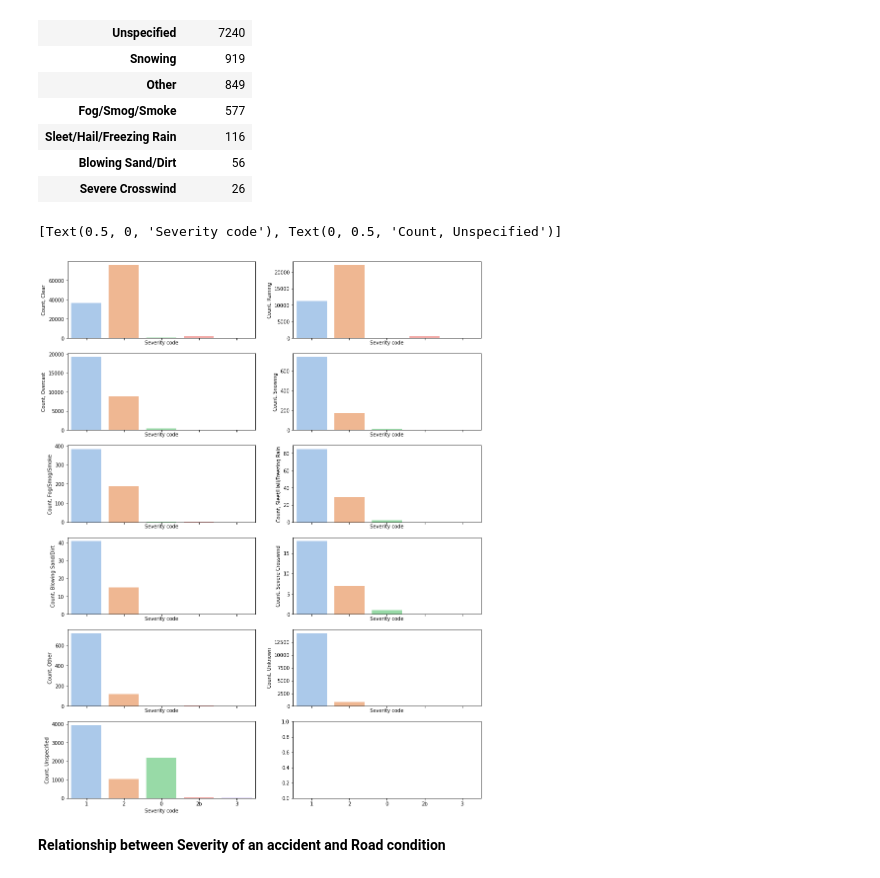
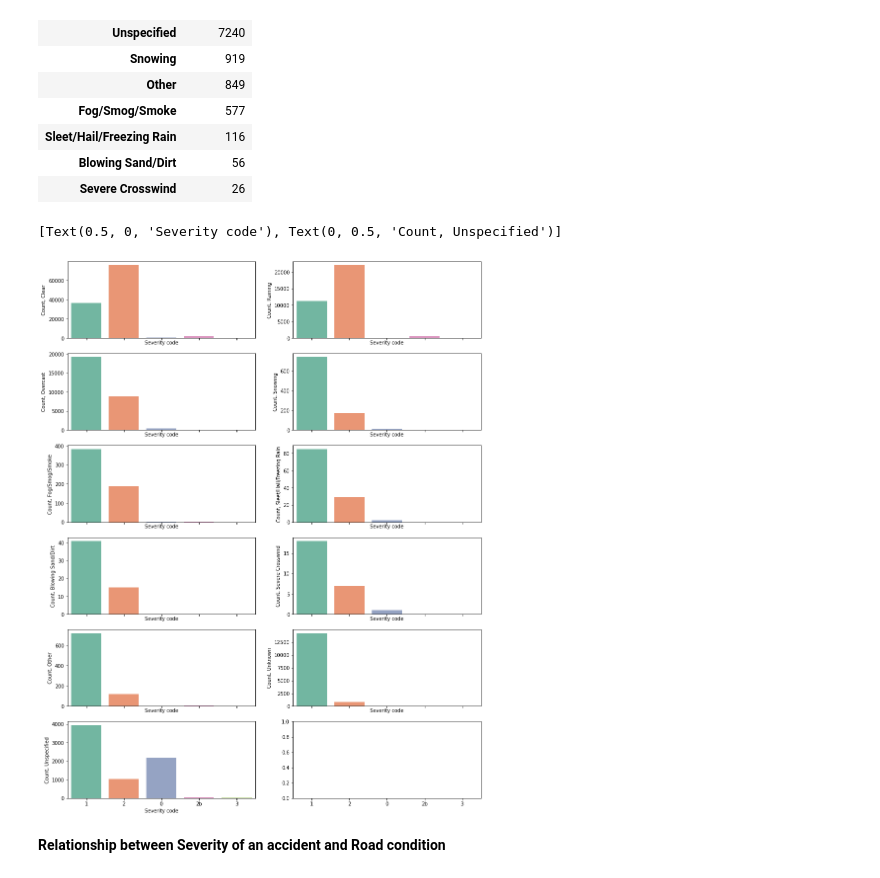
Before and after one commit to sankha14/Applied_Data_Science_Capstone, a Jupyter notebook: Car_Accident_Severity_Prediction.ipynb, the cells around one changed output. Drawn from its saved outputs; the diff is of its cells as text; code cells hidden in the pictures.

```diff
--- a/Car_Accident_Severity_Prediction.ipynb
+++ b/Car_Accident_Severity_Prediction.ipynb
@@ -1033,45 +1026,45 @@ weath8_df = df_coll_clean[df_coll_clean['WEATHER']== 'Severe Crosswind']
 weath9_df = df_coll_clean[df_coll_clean['WEATHER']== 'Other']
 weath10_df = df_coll_clean[df_coll_clean['WEATHER']== 'Unknown']
 weath11_df = df_coll_clean[df_coll_clean['WEATHER']== 'Unspecified']
 
 
 fig, axes = plt.subplots(6, 2, sharex = True, figsize = (15,20))
 
-sns.countplot(ax = axes[0, 0], x = weath1_df['SEVERITYCODE'], palette = 'pastel', data = weath1_df)
+sns.countplot(ax = axes[0, 0], x = weath1_df['SEVERITYCODE'], palette = 'Set2', data = weath1_df)
 axes[0,0].set(xlabel = 'Severity code', ylabel = 'Count, Clear')
 
-sns.countplot(ax = axes[0, 1], x = weath2_df['SEVERITYCODE'], palette = 'pastel', data = weath2_df)
+sns.countplot(ax = axes[0, 1], x = weath2_df['SEVERITYCODE'], palette = 'Set2', data = weath2_df)
 axes[0,1].set(xlabel = 'Severity code', ylabel = 'Count, Raining')
 
-sns.countplot(ax = axes[1, 0], x = weath3_df['SEVERITYCODE'], palette = 'pastel', data = weath3_df)
+sns.countplot(ax = axes[1, 0], x = weath3_df['SEVERITYCODE'], palette = 'Set2', data = weath3_df)
 axes[1,0].set(xlabel = 'Severity code', ylabel = 'Count, Overcast')
 
-sns.countplot(ax = axes[1, 1], x = weath4_df['SEVERITYCODE'], palette = 'pastel', data = weath4_df)
+sns.countplot(ax = axes[1, 1], x = weath4_df['SEVERITYCODE'], palette = 'Set2', data = weath4_df)
 axes[1,1].set(xlabel = 'Severity code', ylabel = 'Count, Snowing')
 
-sns.countplot(ax = axes[2, 0], x = weath5_df['SEVERITYCODE'], palette = 'pastel', data = weath5_df)
+sns.countplot(ax = axes[2, 0], x = weath5_df['SEVERITYCODE'], palette = 'Set2', data = weath5_df)
 axes[2,0].set(xlabel = 'Severity code', ylabel = 'Count, Fog/Smog/Smoke')
 
-sns.countplot(ax = axes[2, 1], x = weath6_df['SEVERITYCODE'], palette = 'pastel', data = weath6_df)
+sns.countplot(ax = axes[2, 1], x = weath6_df['SEVERITYCODE'], palette = 'Set2', data = weath6_df)
 axes[2,1].set(xlabel = 'Severity code', ylabel = 'Count, Sleet/Hail/Freezing Rain')
 
-sns.countplot(ax = axes[3, 0], x = weath7_df['SEVERITYCODE'], palette = 'pastel', data = weath7_df)
+sns.countplot(ax = axes[3, 0], x = weath7_df['SEVERITYCODE'], palette = 'Set2', data = weath7_df)
 axes[3,0].set(xlabel = 'Severity code', ylabel = 'Count, Blowing Sand/Dirt')
 
-sns.countplot(ax = axes[3, 1], x = weath8_df['SEVERITYCODE'], palette = 'pastel', data = weath8_df)
+sns.countplot(ax = axes[3, 1], x = weath8_df['SEVERITYCODE'], palette = 'Set2', data = weath8_df)
 axes[3,1].set(xlabel = 'Severity code', ylabel = 'Count, Severe Crosswind')
 
-sns.countplot(ax = axes[4, 0], x = weath9_df['SEVERITYCODE'], palette = 'pastel', data = weath9_df)
+sns.countplot(ax = axes[4, 0], x = weath9_df['SEVERITYCODE'], palette = 'Set2', data = weath9_df)
 axes[4,0].set(xlabel = 'Severity code', ylabel = 'Count, Other')
 
-sns.countplot(ax = axes[4, 1], x = weath10_df['SEVERITYCODE'], palette = 'pastel', data = weath10_df)
+sns.countplot(ax = axes[4, 1], x = weath10_df['SEVERITYCODE'], palette = 'Set2', data = weath10_df)
 axes[4,1].set(xlabel = 'Severity code', ylabel = 'Count, Unknown')
 
-sns.countplot(ax = axes[5, 0], x = weath11_df['SEVERITYCODE'], palette = 'pastel', data = weath11_df)
+sns.countplot(ax = axes[5, 0], x = weath11_df['SEVERITYCODE'], palette = 'Set2', data = weath11_df)
 axes[5,0].set(xlabel = 'Severity code', ylabel = 'Count, Unspecified')
 # %% [output]
 [Text(0.5, 0, 'Severity code'), Text(0, 0.5, 'Count, Unspecified')]
-[figure, old version]
+[figure, new version]
 # %% [markdown]
 **Relationship between Severity of an accident and Road condition**
 # %%
```
Also changed, not shown: parts of 28 cells of this notebook.
